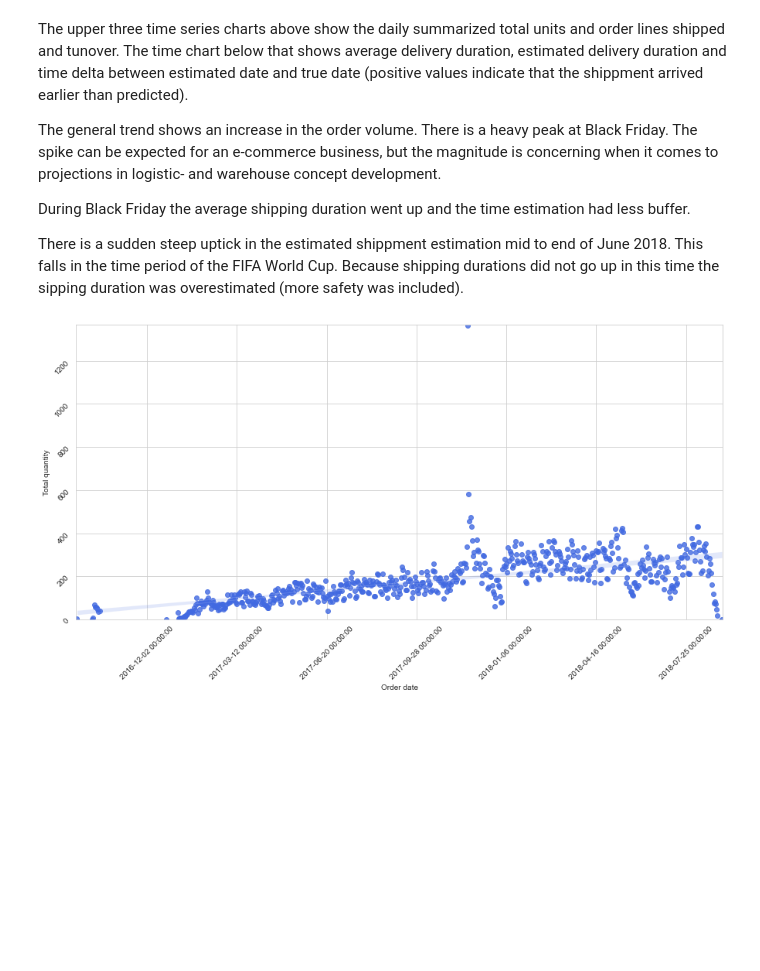
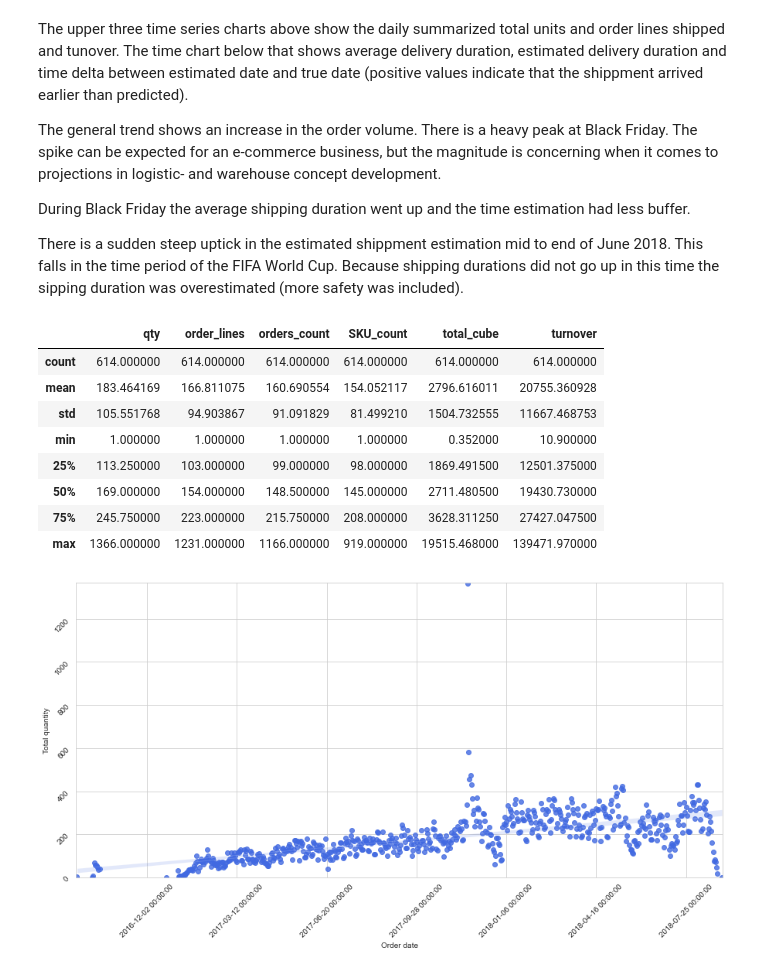
Before and after one commit to LarsTinnefeld/olist_ecom_analysis, a Jupyter notebook: olist_analysis.ipynb, the cells around one changed output. Drawn from its saved outputs; the diff is of its cells as text; code cells hidden in the pictures; blank space fills up the shorter version.

```diff
--- a/olist_analysis.ipynb
+++ b/olist_analysis.ipynb
@@ -700,6 +712,18 @@ The general trend shows an increase in the order volume. There is a heavy peak a
 During Black Friday the average shipping duration went up and the time estimation had less buffer.
 
 There is a sudden steep uptick in the estimated shippment estimation mid to end of June 2018. This falls in the time period of the FIFA World Cup. Because shipping durations did not go up in this time the sipping duration was overestimated (more safety was included).
+# %%
+df_orders_daily[['qty', 'order_lines', 'orders_count', 'SKU_count', 'total_cube', 'turnover']].describe()
+# %% [output]
+|  | qty | order_lines | orders_count | SKU_count | total_cube | turnover |
+| count | 614.000000 | 614.000000 | 614.000000 | 614.000000 | 614.000000 | 614.000000 |
+| mean | 183.464169 | 166.811075 | 160.690554 | 154.052117 | 2796.616011 | 20755.360928 |
+| std | 105.551768 | 94.903867 | 91.091829 | 81.499210 | 1504.732555 | 11667.468753 |
+| min | 1.000000 | 1.000000 | 1.000000 | 1.000000 | 0.352000 | 10.900000 |
+| 25% | 113.250000 | 103.000000 | 99.000000 | 98.000000 | 1869.491500 | 12501.375000 |
+| 50% | 169.000000 | 154.000000 | 148.500000 | 145.000000 | 2711.480500 | 19430.730000 |
+| 75% | 245.750000 | 223.000000 | 215.750000 | 208.000000 | 3628.311250 | 27427.047500 |
+| max | 1366.000000 | 1231.000000 | 1166.000000 | 919.000000 | 19515.468000 | 139471.970000 |
 # %%
 plt.figure(figsize=(15,7))
 ax = sns.regplot(data=df_orders_daily,x='date_ordinal',y='qty', color='royalblue')
```
Also changed, not shown: parts of 3 cells of this notebook.
